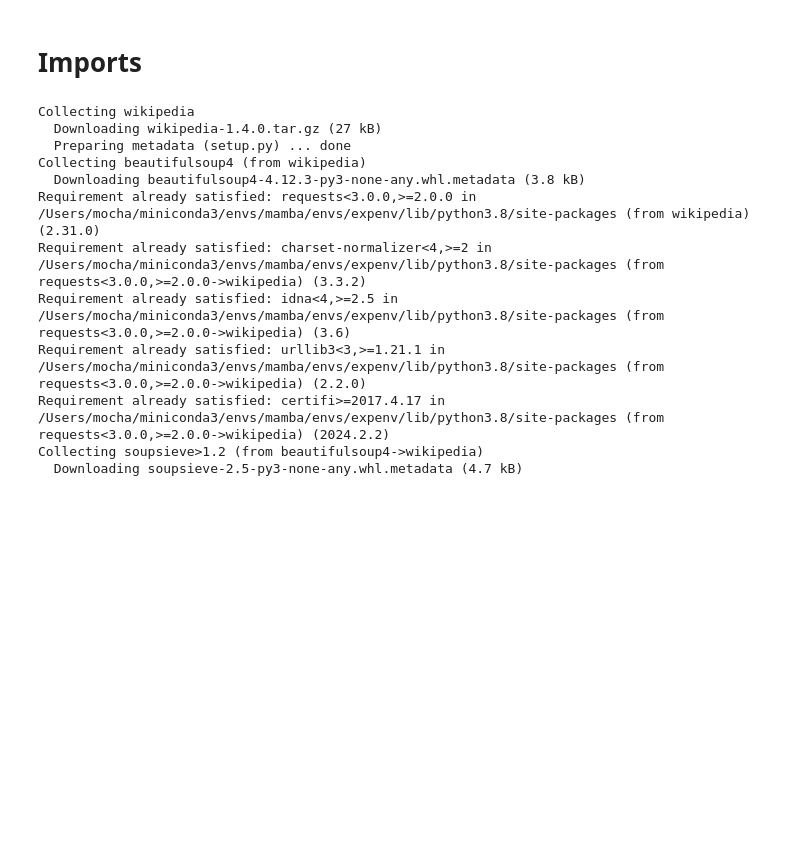
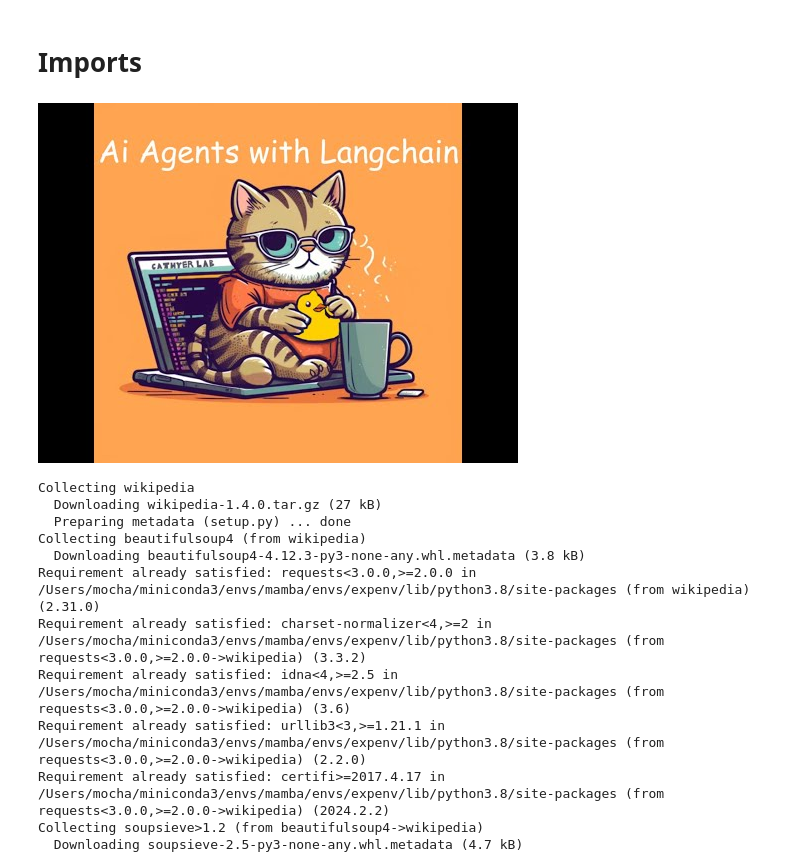
Before and after one commit to Bryan-Az/Ai-Agents, a Jupyter notebook: Ai_Agents_Langchain.ipynb, the cells around one changed output. Saved outputs shown, nothing was run; the diff lists cells and outputs as text; code cells hidden in the pictures; blank space fills up the shorter version.

```diff
--- a/Ai_Agents_Langchain.ipynb
+++ b/Ai_Agents_Langchain.ipynb
@@ -7,3 +9,7 @@
+# %%
+IPython.display.YouTubeVideo('a90uKs0jEis')
+# %% [output]
+[figure, added]
 # %%
 %pip install langchain
 from langchain.utilities import SQLDatabase
```
Also changed, not shown: parts of 1 cell of this notebook, 2 other files.
